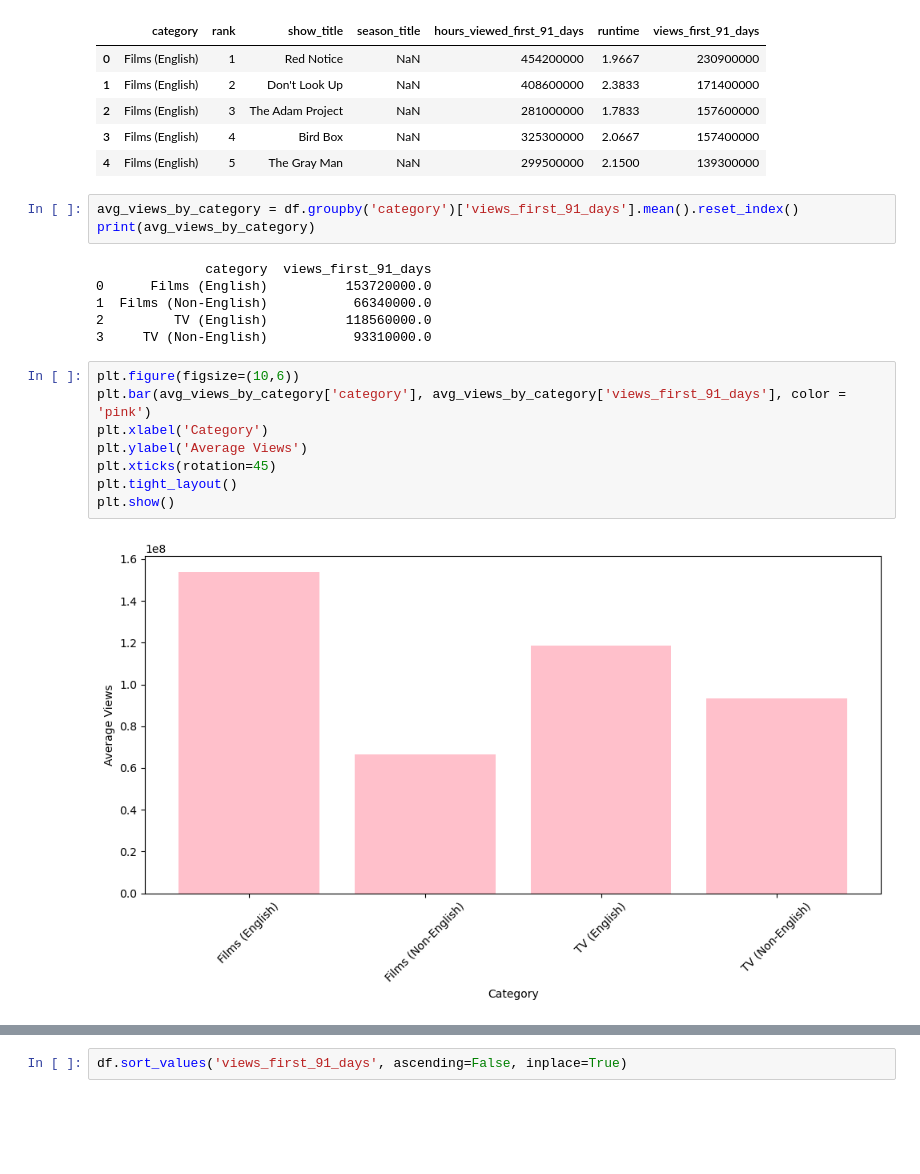
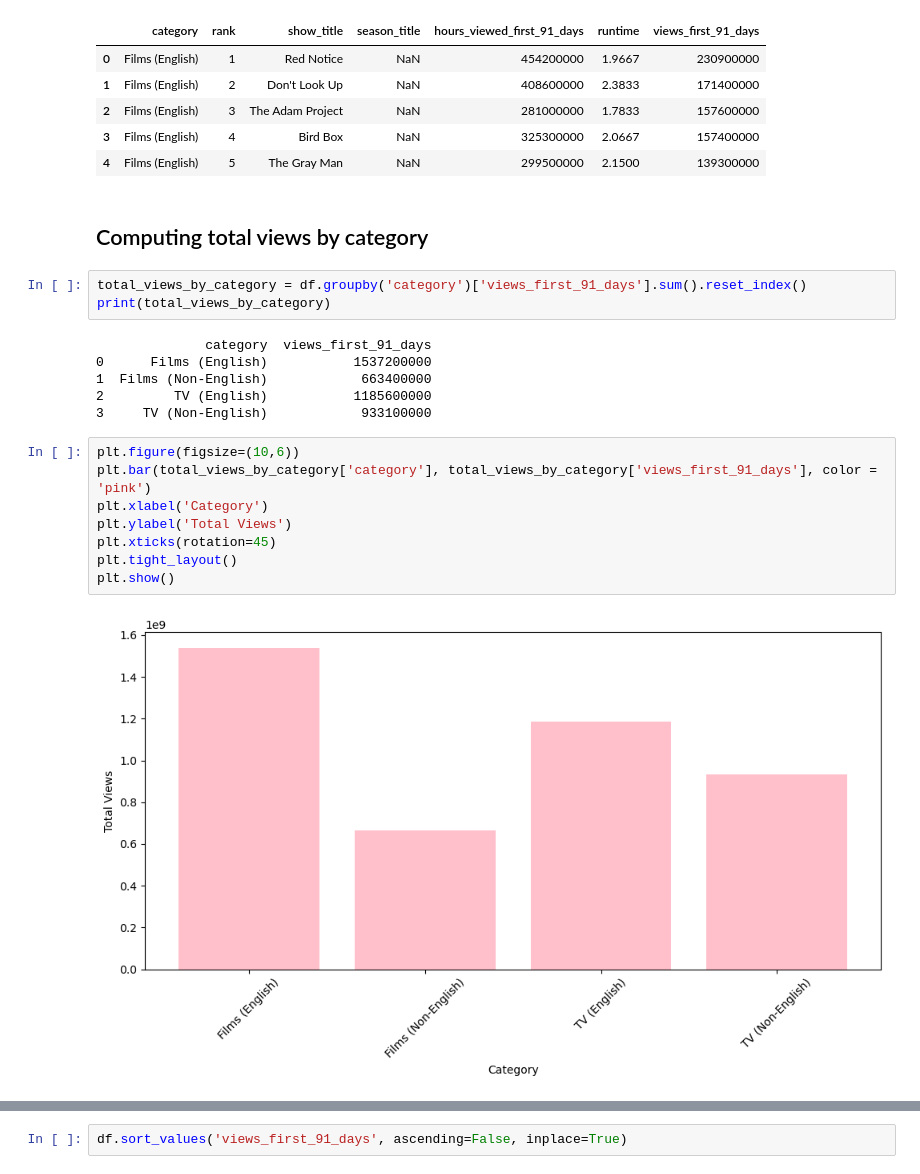
Before and after one commit to mathchou/CSC485-Sp24, a Jupyter notebook: Day1Examples.ipynb, the cells around one changed output, grey strips where cells are left out. Saved outputs shown, nothing was run; the diff lists cells and outputs as text; blank space fills up the shorter version.

```diff
--- a/Day1Examples.ipynb
+++ b/Day1Examples.ipynb
@@ -17,23 +17,25 @@ df.head()
 | 2 | Films (English) | 3 | The Adam Project | NaN | 281000000 | 1.7833 | 157600000 |
 | 3 | Films (English) | 4 | Bird Box | NaN | 325300000 | 2.0667 | 157400000 |
 | 4 | Films (English) | 5 | The Gray Man | NaN | 299500000 | 2.1500 | 139300000 |
+# %% [markdown]
+## Computing total views by category
 # %%
-avg_views_by_category = df.groupby('category')['views_first_91_days'].mean().reset_index()
-print(avg_views_by_category)
+total_views_by_category = df.groupby('category')['views_first_91_days'].sum().reset_index()
+print(total_views_by_category)
 # %% [output]
               category  views_first_91_days
-0      Films (English)          153720000.0
-1  Films (Non-English)           66340000.0
-2         TV (English)          118560000.0
-3     TV (Non-English)           93310000.0
+0      Films (English)           1537200000
+1  Films (Non-English)            663400000
+2         TV (English)           1185600000
+3     TV (Non-English)            933100000
 # %%
 plt.figure(figsize=(10,6))
-plt.bar(avg_views_by_category['category'], avg_views_by_category['views_first_91_days'], color = 'pink')
+plt.bar(total_views_by_category['category'], total_views_by_category['views_first_91_days'], color = 'pink')
 plt.xlabel('Category')
-plt.ylabel('Average Views')
+plt.ylabel('Total Views')
 plt.xticks(rotation=45)
 plt.tight_layout()
 plt.show()
 # %% [output]
-[figure, old version]
+[figure, new version]
 # %%
```
Also changed, not shown: parts of 39 cells of this notebook, 1 other file.
